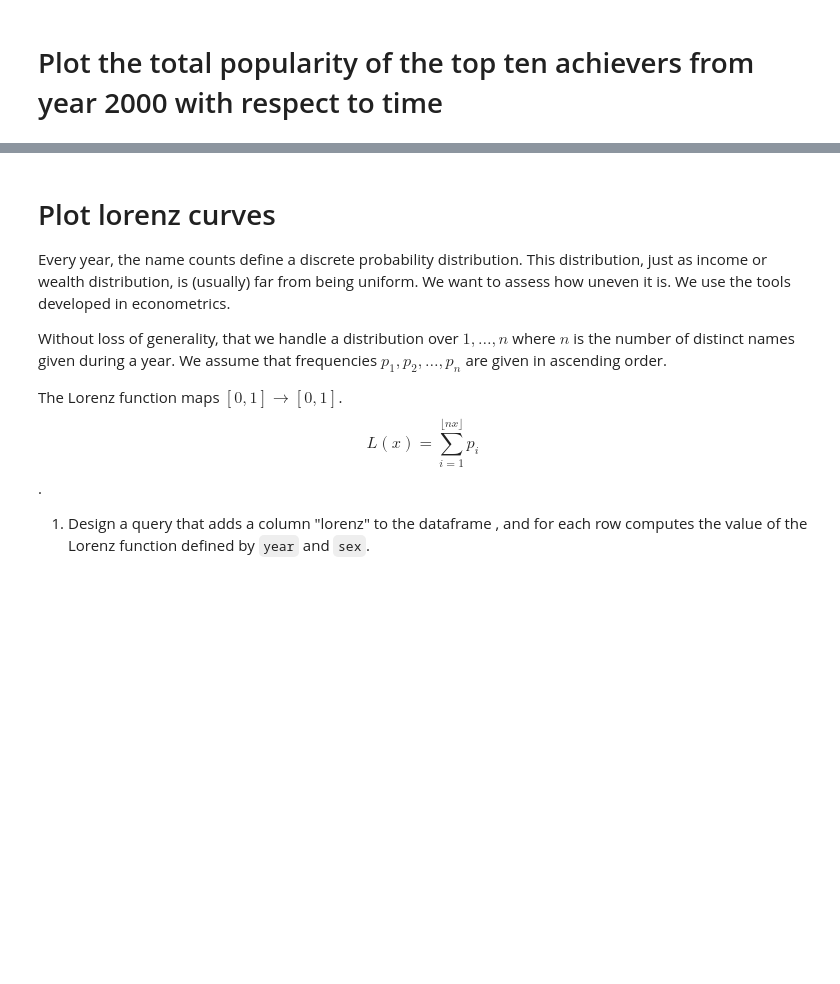
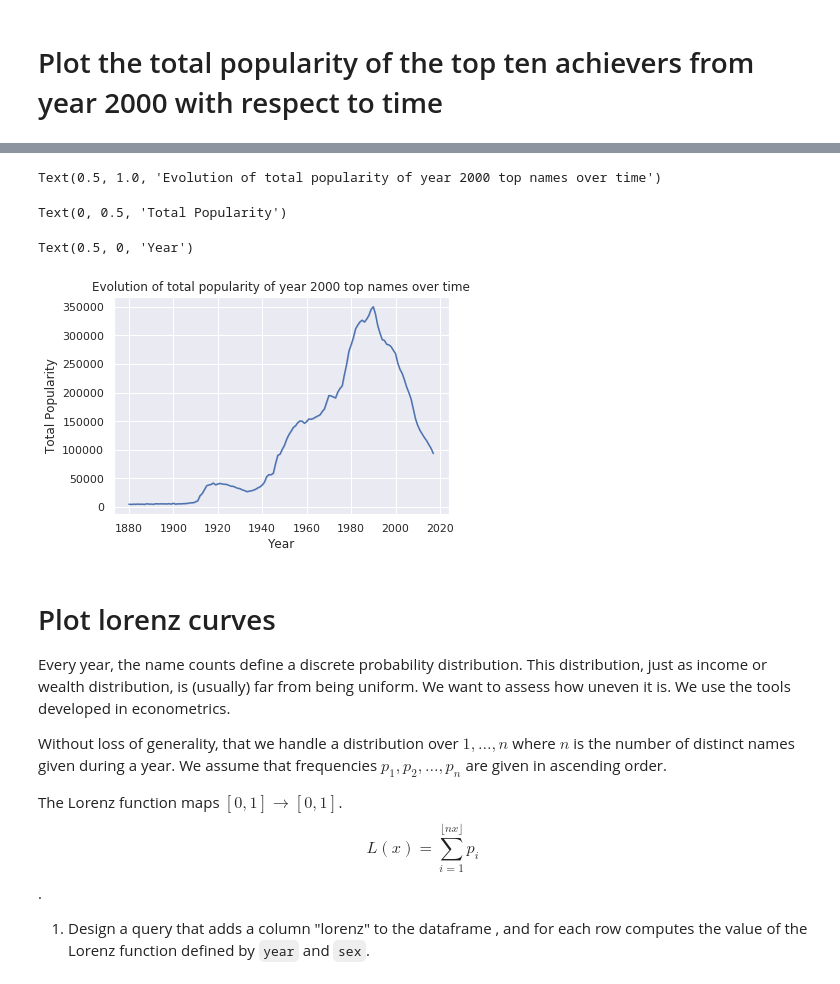
Before and after one commit to JLechuga94/BigData_1, a Jupyter notebook: homework02.ipynb, the cells around one changed output, grey strips where cells are left out. Cells and saved outputs as stored; diff of their text form; code cells hidden in the pictures; blank space fills up the shorter version.

```diff
--- a/homework02.ipynb
+++ b/homework02.ipynb
@@ -639,0 +677,8 @@ Plot the total popularity of the top ten achievers from year 2000 with respect t
+# %%
+top_joined.show()
+
+window3 = Window.partitionBy("year")
+total_popularity = fn.sum("n").over(window3)
+
+q9 = top_joined.withColumn("total_popularity", total_popularity).orderBy("year","sex","n","name")
+q9.show()
@@ -640,3 +703,20 @@ Plot the total popularity of the top ten achievers from year 2000 with respect t
+# %%
+q9p = q9.toPandas()
+
+sns.set()
+g = sns.lineplot(x = "year",
+                 y = "total_popularity",
+                 data = q9p)
+
+g.set_title("Evolution of total popularity of year 2000 top names over time")
+plt.ylabel("Total Popularity")
+plt.xlabel("Year")
+plt.show(g)
+# %% [output]
+Text(0.5, 1.0, 'Evolution of total popularity of year 2000 top names over time')
+Text(0, 0.5, 'Total Popularity')
+Text(0.5, 0, 'Year')
+[figure, added]
 # %% [markdown]
 
 
```
Also changed, not shown: parts of 12 cells of this notebook.
